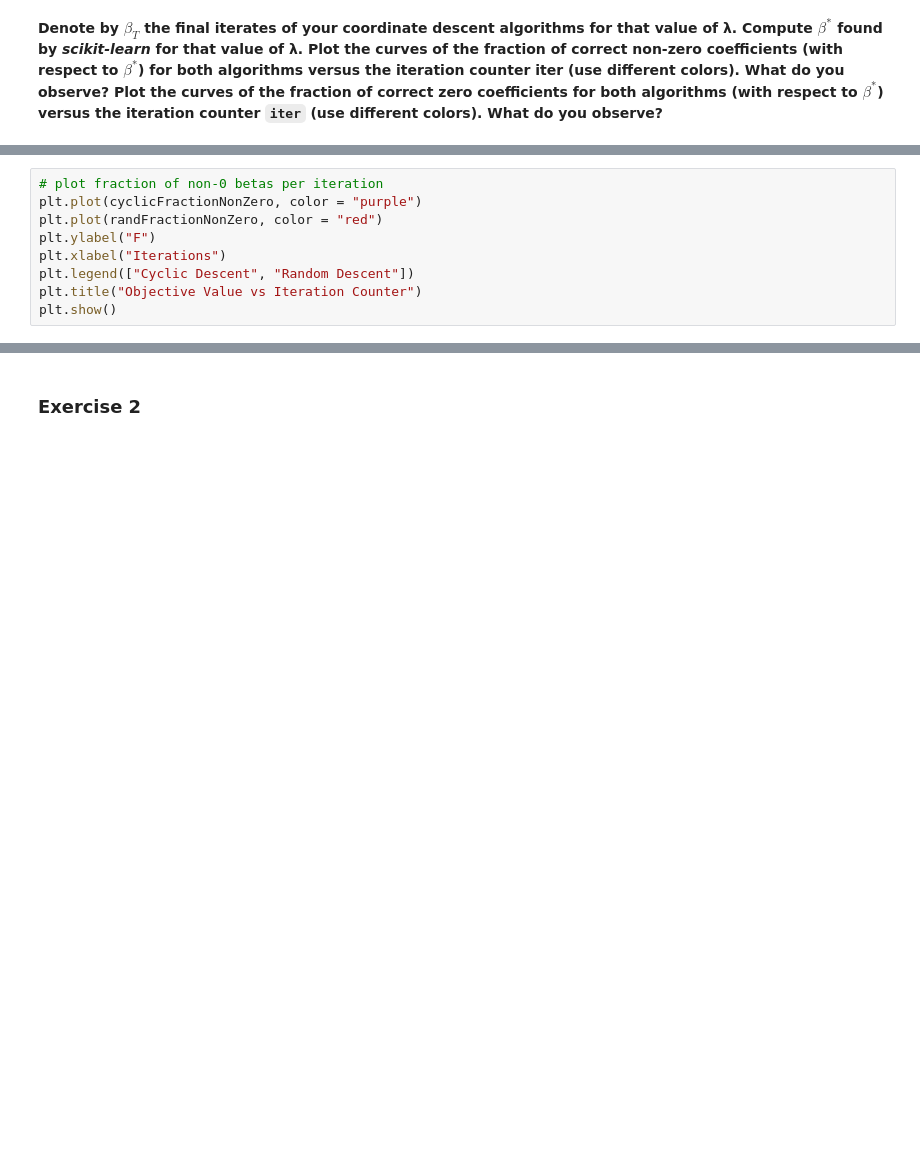
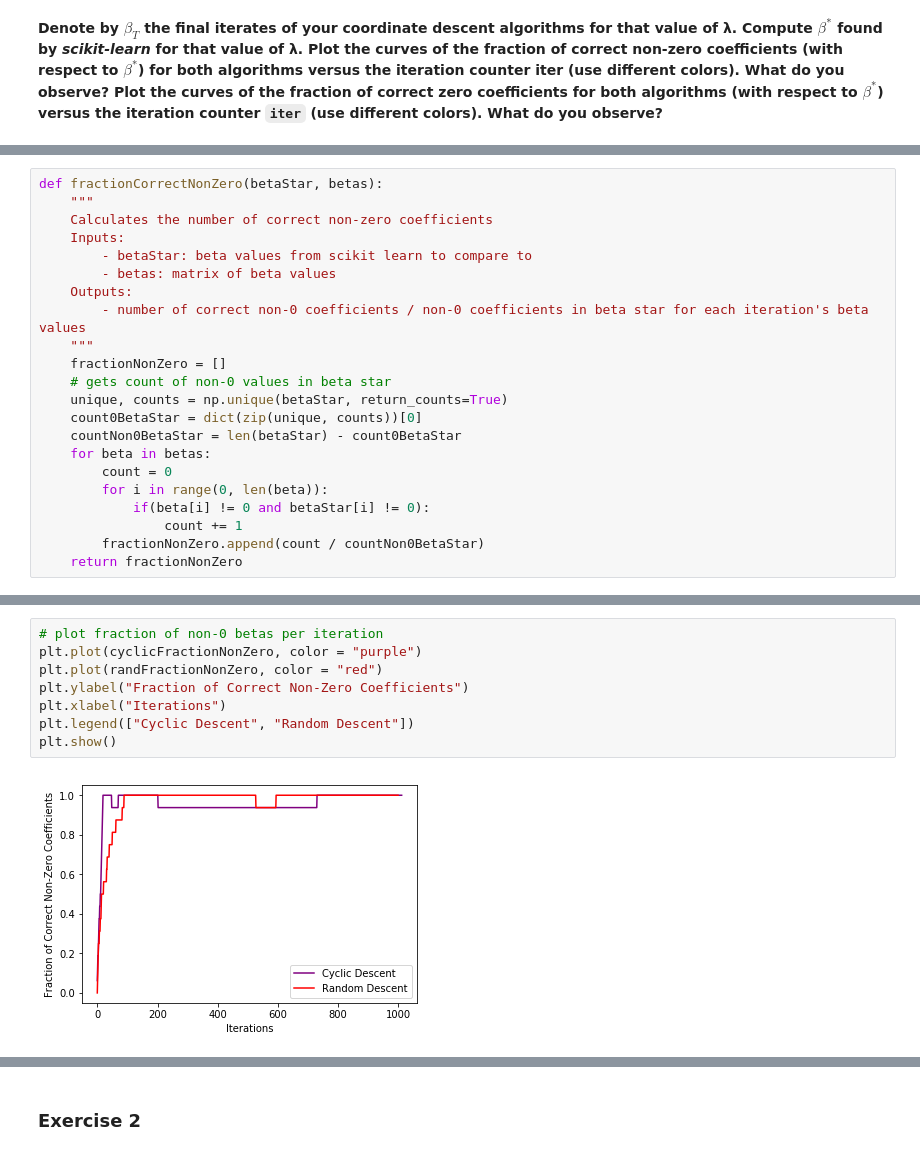
Before and after one commit to TaraWilson17/data558, a Jupyter notebook: hw6.ipynb, the cells around one changed output, grey strips where cells are left out. Saved outputs shown, nothing was run; the diff lists cells and outputs as text; blank space fills up the shorter version.

```diff
--- a/hw6.ipynb
+++ b/hw6.ipynb
@@ -296,0 +374,22 @@ cyclicFractionNonZero = fractionNonZero(cyclicBetas)
+# %%
+def fractionCorrectNonZero(betaStar, betas):
+    """
+    Calculates the number of correct non-zero coefficients
+    Inputs:
+        - betaStar: beta values from scikit learn to compare to
+        - betas: matrix of beta values
+    Outputs:
+        - number of correct non-0 coefficients / non-0 coefficients in beta star for each iteration's beta values
+    """
+    fractionNonZero = []
+    # gets count of non-0 values in beta star
+    unique, counts = np.unique(betaStar, return_counts=True)
+    count0BetaStar = dict(zip(unique, counts))[0]
+    countNon0BetaStar = len(betaStar) - count0BetaStar
+    for beta in betas:
+        count = 0
+        for i in range(0, len(beta)):
+            if(beta[i] != 0 and betaStar[i] != 0):
+                count += 1
+        fractionNonZero.append(count / countNon0BetaStar)
+    return fractionNonZero
@@ -297,9 +414,10 @@ cyclicFractionNonZero = fractionNonZero(cyclicBetas)
 # %%
 # plot fraction of non-0 betas per iteration
 plt.plot(cyclicFractionNonZero, color = "purple")
 plt.plot(randFractionNonZero, color = "red")
-plt.ylabel("F")
+plt.ylabel("Fraction of Correct Non-Zero Coefficients")
 plt.xlabel("Iterations")
 plt.legend(["Cyclic Descent", "Random Descent"])
-plt.title("Objective Value vs Iteration Counter")
 plt.show()
+# %% [output]
+[figure, added]
```
Also changed, not shown: parts of 50 cells of this notebook.
